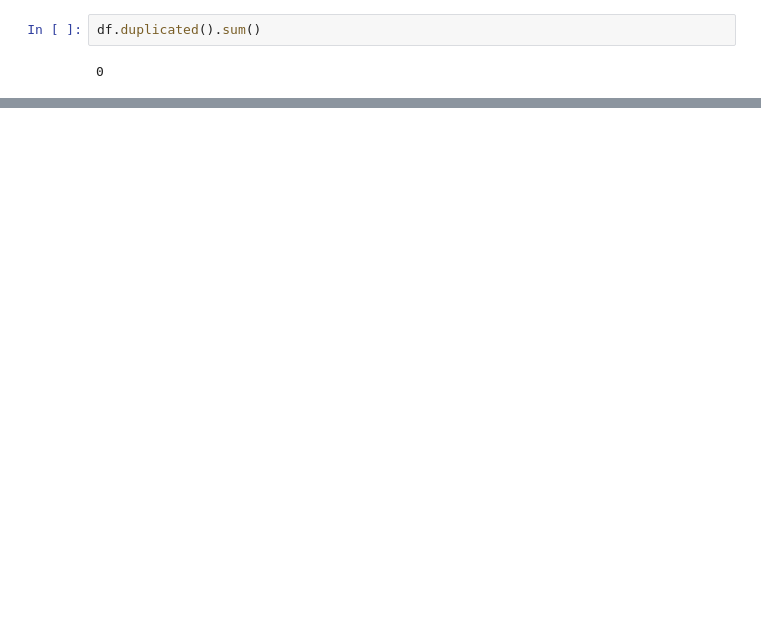
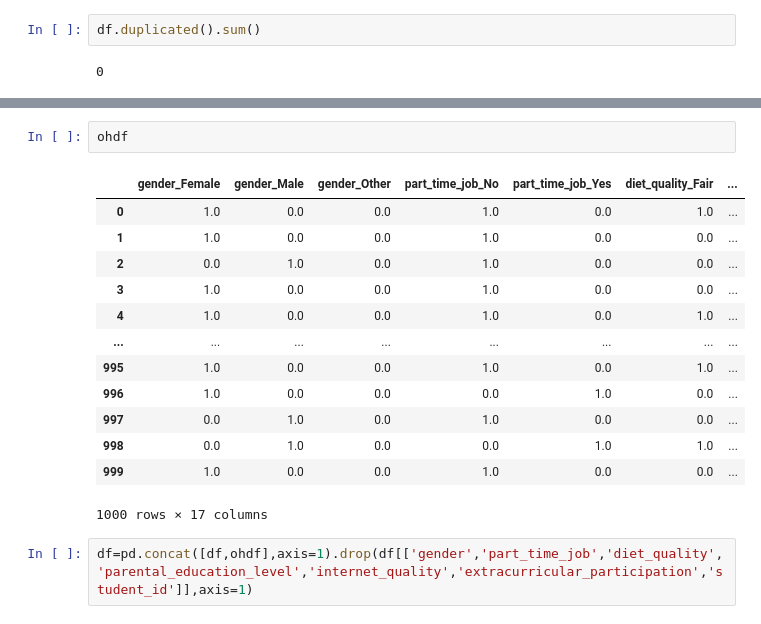
Before and after one commit to Mohansingh12/Ai, a Jupyter notebook: ml/sckit-learn/regression/Random Forest Regression.ipynb, the cells around one changed output, grey strips where cells are left out. Saved outputs shown, nothing was run; the diff lists cells and outputs as text; blank space fills up the shorter version.

```diff
--- a/ml/sckit-learn/regression/Random Forest Regression.ipynb
+++ b/ml/sckit-learn/regression/Random Forest Regression.ipynb
@@ -57,0 +84,18 @@ df.duplicated().sum()
+# %%
+ohdf
+# %% [output]
+|  | gender_Female | gender_Male | gender_Other | part_time_job_No | part_time_job_Yes | diet_quality_Fair | ... |
+| 0 | 1.0 | 0.0 | 0.0 | 1.0 | 0.0 | 1.0 | ... |
+| 1 | 1.0 | 0.0 | 0.0 | 1.0 | 0.0 | 0.0 | ... |
+| 2 | 0.0 | 1.0 | 0.0 | 1.0 | 0.0 | 0.0 | ... |
+| 3 | 1.0 | 0.0 | 0.0 | 1.0 | 0.0 | 0.0 | ... |
+| 4 | 1.0 | 0.0 | 0.0 | 1.0 | 0.0 | 1.0 | ... |
+| ... | ... | ... | ... | ... | ... | ... | ... |
+| 995 | 1.0 | 0.0 | 0.0 | 1.0 | 0.0 | 1.0 | ... |
+| 996 | 1.0 | 0.0 | 0.0 | 0.0 | 1.0 | 0.0 | ... |
+| 997 | 0.0 | 1.0 | 0.0 | 1.0 | 0.0 | 0.0 | ... |
+| 998 | 0.0 | 1.0 | 0.0 | 0.0 | 1.0 | 1.0 | ... |
+| 999 | 1.0 | 0.0 | 0.0 | 1.0 | 0.0 | 0.0 | ... |
+1000 rows × 17 columns
+# %%
+df=pd.concat([df,ohdf],axis=1).drop(df[['gender','part_time_job','diet_quality','parental_education_level','internet_quality','extracurricular_participation','student_id']],axis=1)
```
Also changed, not shown: parts of 17 cells of this notebook.
